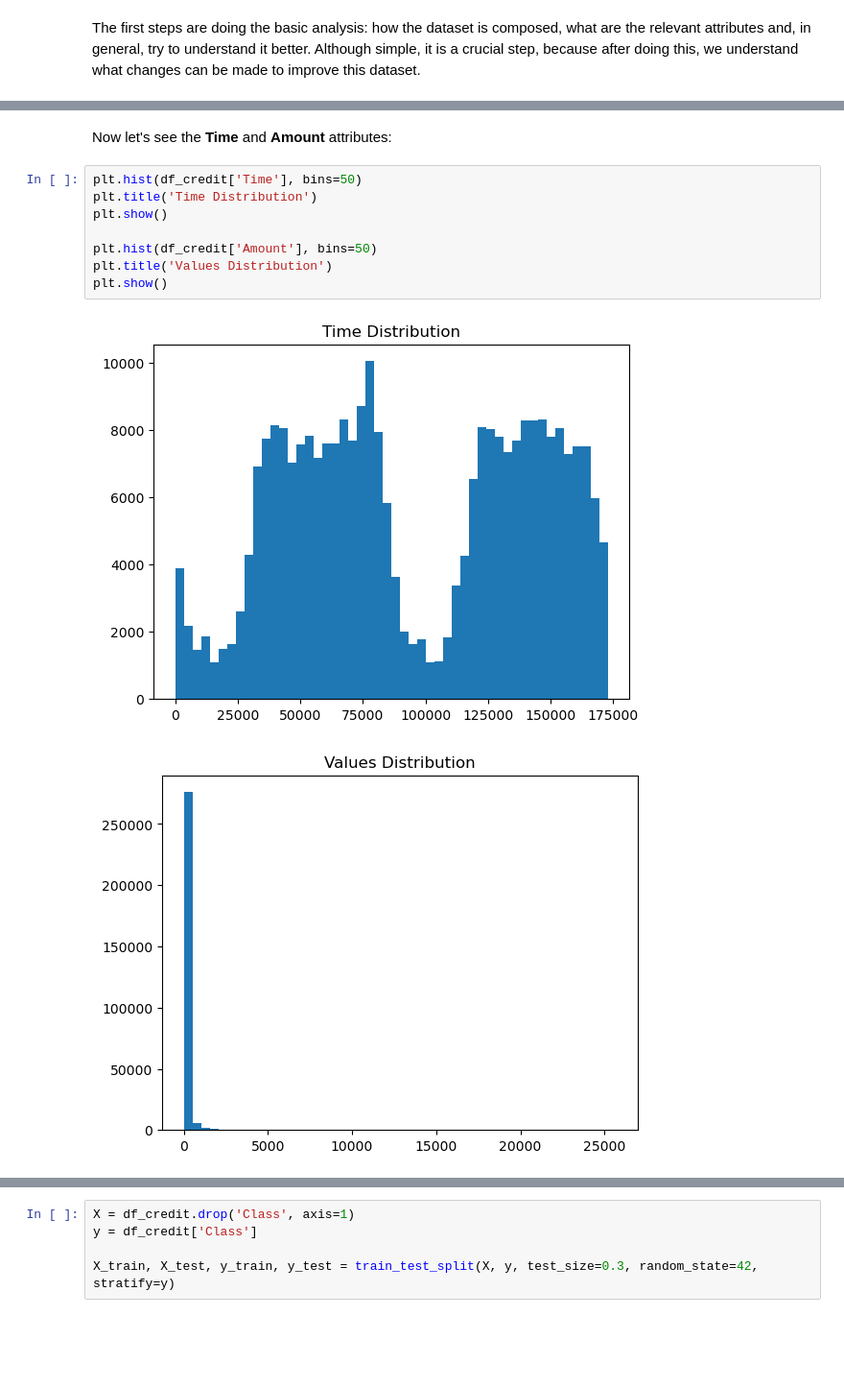
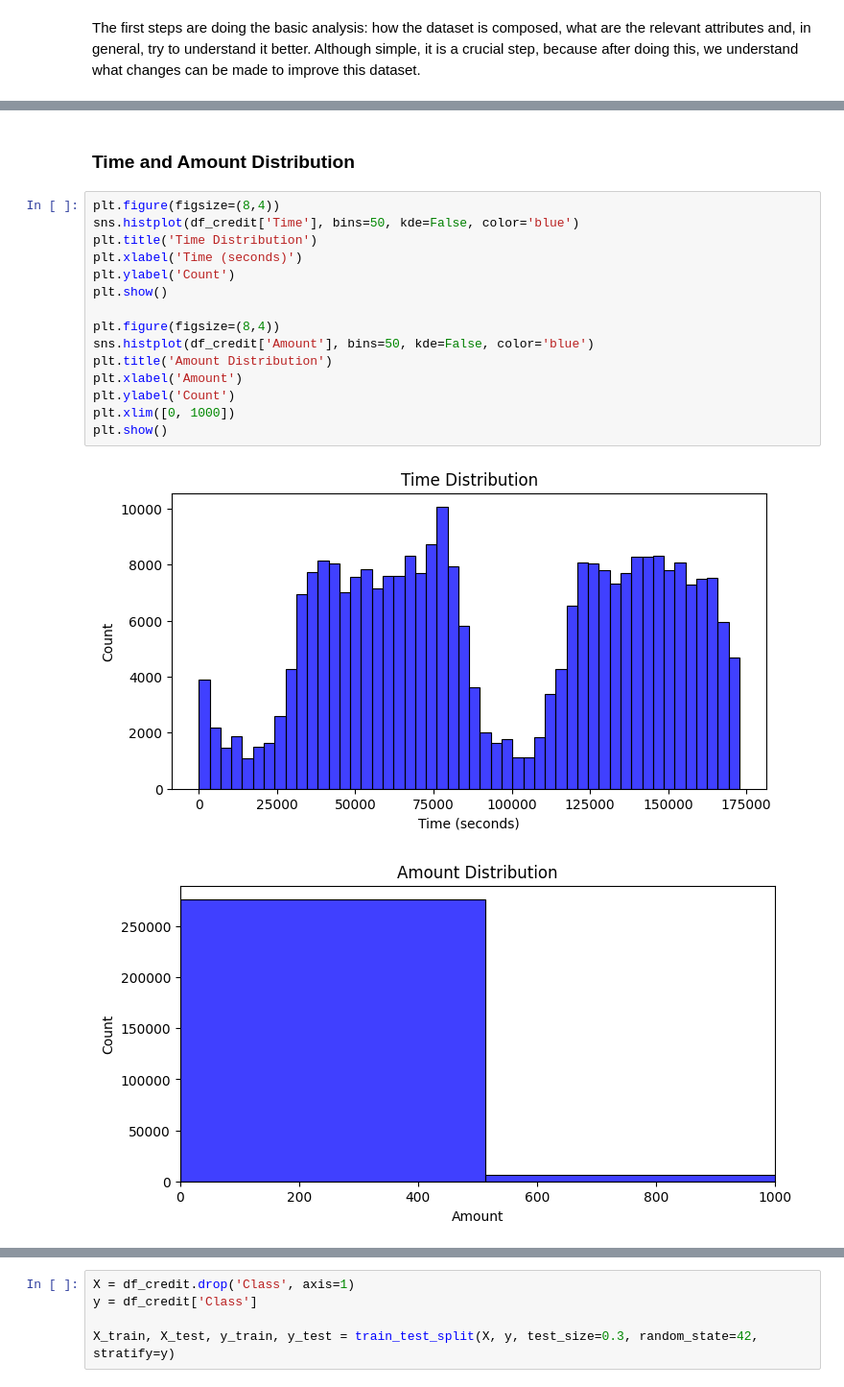
Before and after one commit to MatheusBissacot/DeusExMachina, a Jupyter notebook: Technical_component.ipynb, the cells around one changed output, grey strips where cells are left out. Shown at 96% size. Drawn from its saved outputs; the diff is of its cells as text; blank space fills up the shorter version.

```diff
--- a/Technical_component.ipynb
+++ b/Technical_component.ipynb
@@ -104,13 +202,20 @@ plt.show()
 # %% [markdown]
-Now let's see the **Time** and **Amount** attributes:
+### **Time and Amount Distribution**
 # %%
-plt.hist(df_credit['Time'], bins=50)
+plt.figure(figsize=(8,4))
+sns.histplot(df_credit['Time'], bins=50, kde=False, color='blue')
 plt.title('Time Distribution')
+plt.xlabel('Time (seconds)')
+plt.ylabel('Count')
 plt.show()
 
-plt.hist(df_credit['Amount'], bins=50)
-plt.title('Values Distribution')
+plt.figure(figsize=(8,4))
+sns.histplot(df_credit['Amount'], bins=50, kde=False, color='blue')
+plt.title('Amount Distribution')
+plt.xlabel('Amount')
+plt.ylabel('Count')
+plt.xlim([0, 1000])
 plt.show()
 # %% [output]
-[figure, old version]
+[figure, new version]
-[figure, old version]
+[figure, new version]
```
Also changed, not shown: parts of 132 cells of this notebook.
